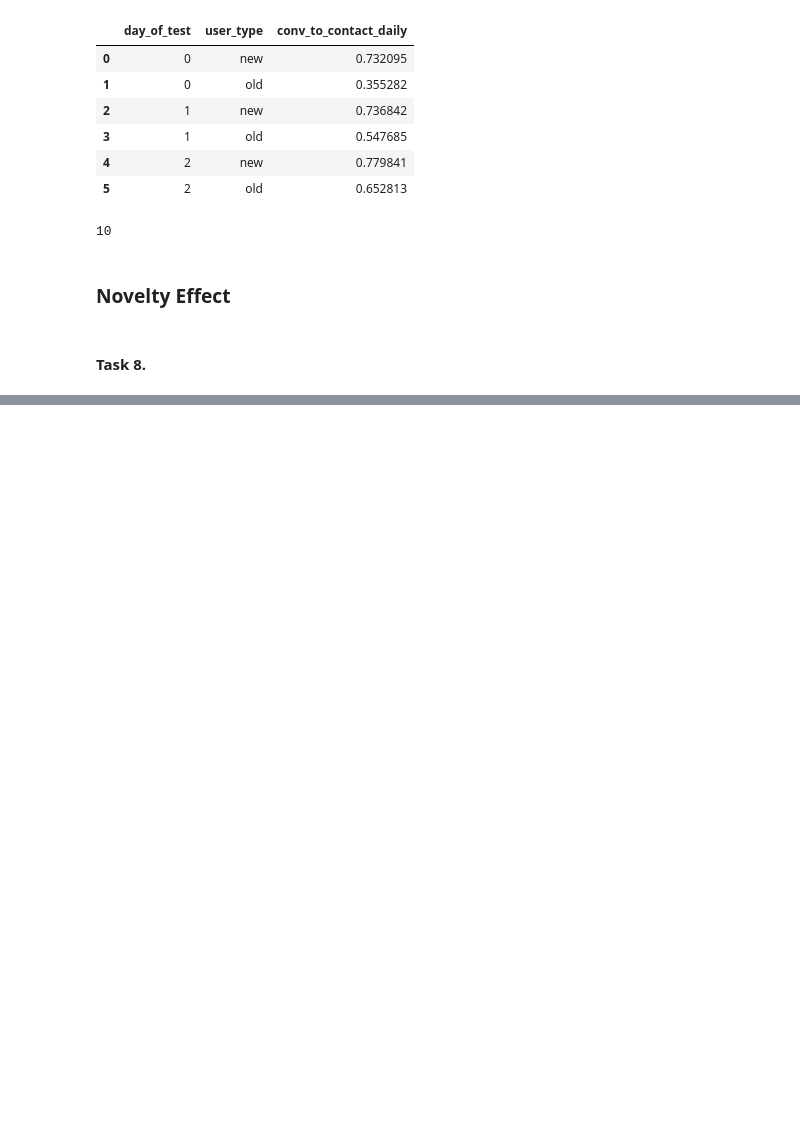
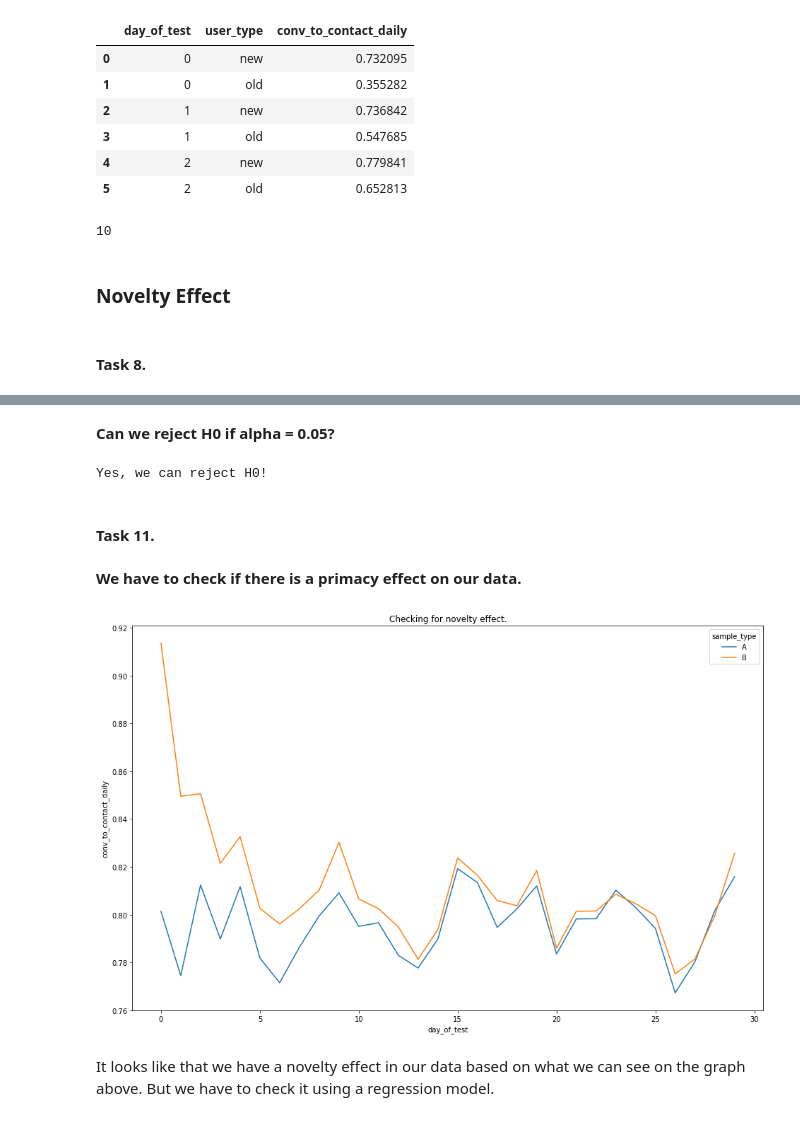
Before and after one commit to nktnlx/advanced_data_analysis_course, a Jupyter notebook: 03_ab_testing/07_external_validity.ipynb, the cells around one changed output, grey strips where cells are left out. Drawn from its saved outputs; the diff is of its cells as text; code cells hidden in the pictures; blank space fills up the shorter version.

Commit message:
all tasks finished

```diff
--- a/03_ab_testing/07_external_validity.ipynb
+++ b/03_ab_testing/07_external_validity.ipynb
@@ -252,0 +258,3 @@ tbc..
+# %%
+df = pd.read_csv('novelty_effect_homework_2.csv',
+                 parse_dates=['date_in_app', 'first_date_in_app'])
@@ -252,0 +351,25 @@ tbc..
+# %% [markdown]
+**Can we reject H0 if alpha = 0.05?**
+# %%
+if proportions_ztest(count, nobs)[1] < 0.05:
+    print('Yes, we can reject H0!')
+else:
+    print('We are not able to reject H0.')
+# %% [output]
+Yes, we can reject H0!
+# %% [markdown]
+#### Task 11.
+# %% [markdown]
+**We have to check if there is a primacy effect on our data.**
+# %%
+to_plot = df.groupby(['day_of_test', 'sample_type'], as_index=False) \
+    .agg({'conv_to_contact_daily': 'mean'})
+# %%
+plt.figure(figsize=(16,10))
+
+sns.lineplot(data=to_plot, x='day_of_test', y='conv_to_contact_daily', hue='sample_type')
+plt.title('Checking for novelty effect.');
+# %% [output]
+[figure, added]
+# %% [markdown]
+It looks like that we have a novelty effect in our data based on what we can see on the graph above. But we have to check it using a regression model.
```
Also changed, not shown: parts of 24 cells of this notebook.
